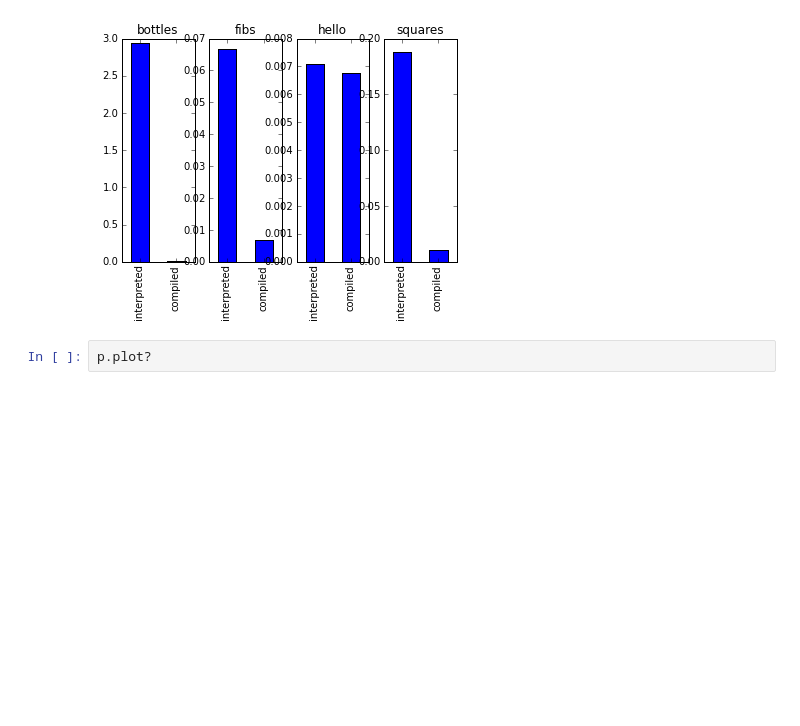
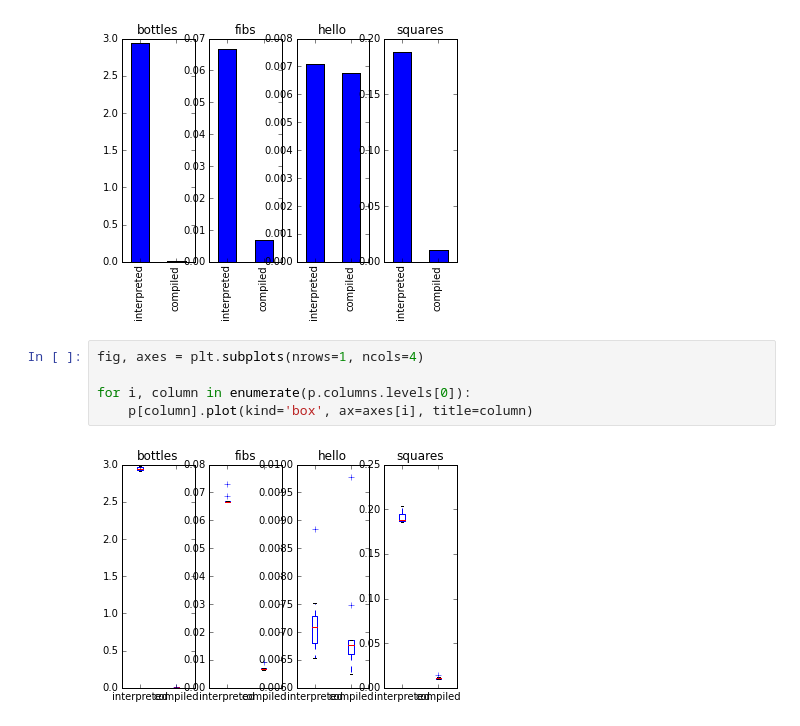
Before and after one commit to Wilfred/bf_bench, a Jupyter notebook: compiler_vs_interp.ipynb, the cells around one changed output. Cells and saved outputs as stored; diff of their text form; blank space fills up the shorter version.

Commit message:
Tweaking plots.

```diff
--- a/compiler_vs_interp.ipynb
+++ b/compiler_vs_interp.ipynb
@@ -95,5 +95,10 @@ for i, column in enumerate(p.columns.levels[0]):
     p[column].median().plot(kind='bar', ax=axes[i], title=column)
 # %% [output]
 [figure]
-# %%
-p.plot?
+# %%
+fig, axes = plt.subplots(nrows=1, ncols=4)
+
+for i, column in enumerate(p.columns.levels[0]):
+    p[column].plot(kind='box', ax=axes[i], title=column)
+# %% [output]
+[figure, added]
```
